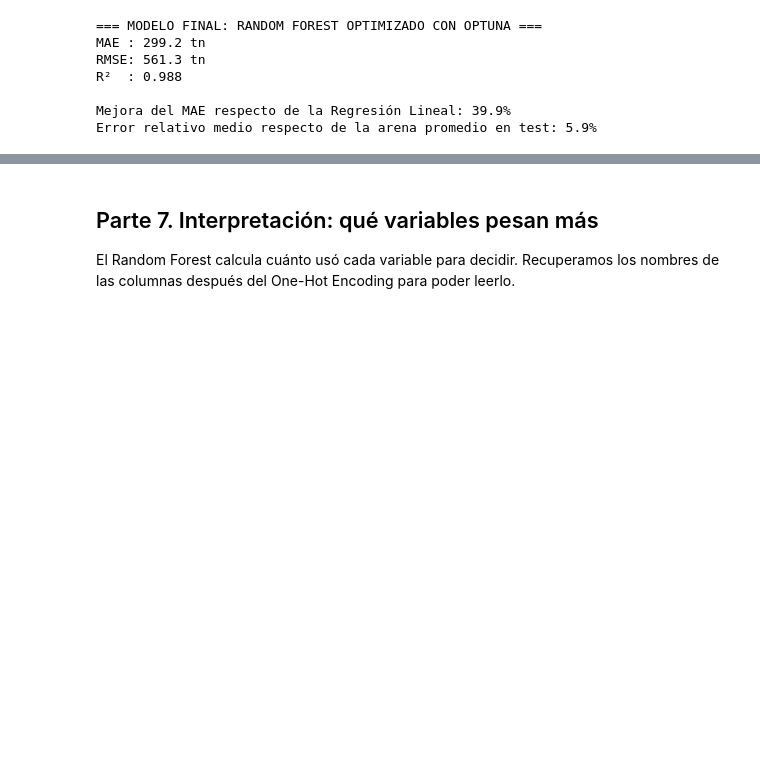
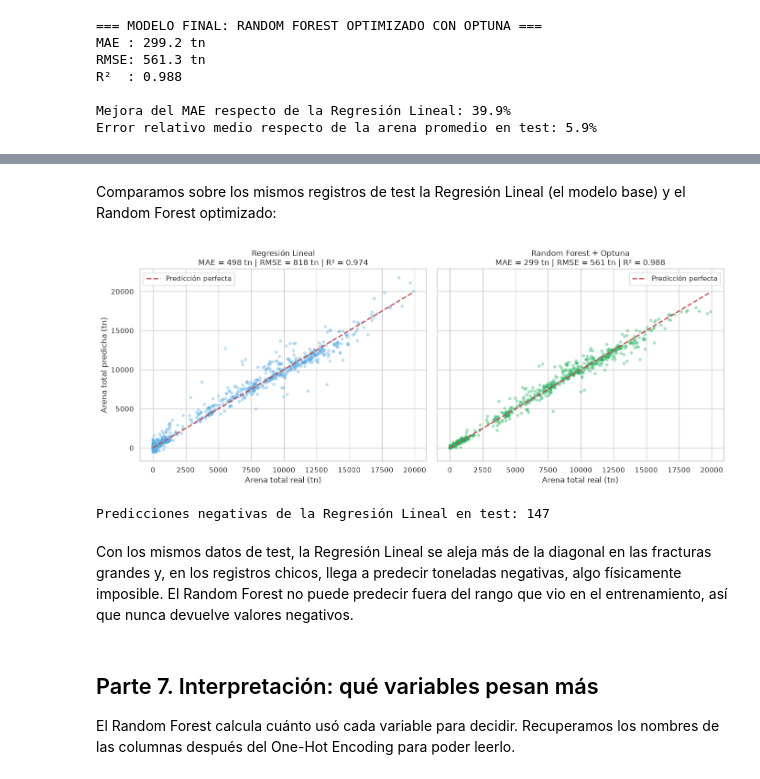
Before and after one commit to ErnestoCafre/proyecto-final-data-science-grupo07, a Jupyter notebook: notebooks/02_pre_entrega_3_supervisado/Preentrega_3_Grupo_7.ipynb, the cells around one changed output, grey strips where cells are left out. Cells and saved outputs as stored; diff of their text form; code cells hidden in the pictures; blank space fills up the shorter version.

Commit message:
notebooks: correcciones pendientes sobre los notebooks

```diff
--- a/notebooks/02_pre_entrega_3_supervisado/Preentrega_3_Grupo_7.ipynb
+++ b/notebooks/02_pre_entrega_3_supervisado/Preentrega_3_Grupo_7.ipynb
@@ -473,3 +483,26 @@ plt.show()
+# %% [markdown]
+Comparamos sobre los mismos registros de test la Regresión Lineal (el modelo base) y el Random Forest optimizado:
+# %%
+fig, axes = plt.subplots(1, 2, figsize=(14, 5.5), sharex=True, sharey=True)
+for ax, nombre, color in zip(axes, ['Regresión Lineal', 'Random Forest + Optuna'], ['#5DADE2', '#28B463']):
+    pred = modelos_finales[nombre].predict(X_test)
+    m = resultados_test.loc[nombre]
+    ax.scatter(y_test, pred, alpha=0.4, color=color, edgecolors='none', s=25)
+    ax.plot([0, lim], [0, lim], 'r--', lw=2, label='Predicción perfecta')
+    ax.set_title(f"{nombre}\nMAE = {m['MAE (tn)']:,.0f} tn | RMSE = {m['RMSE (tn)']:,.0f} tn | R² = {m['R2']:.3f}")
+    ax.set_xlabel('Arena total real (tn)')
+    ax.legend()
+axes[0].set_ylabel('Arena total predicha (tn)')
+plt.tight_layout()
+plt.show()
+
+pred_lineal = modelos_finales['Regresión Lineal'].predict(X_test)
+print(f'Predicciones negativas de la Regresión Lineal en test: {(pred_lineal < 0).sum()}')
+# %% [output]
+[figure, added]
+Predicciones negativas de la Regresión Lineal en test: 147
+# %% [markdown]
+Con los mismos datos de test, la Regresión Lineal se aleja más de la diagonal en las fracturas grandes y, en los registros chicos, llega a predecir toneladas negativas, algo físicamente imposible. El Random Forest no puede predecir fuera del rango que vio en el entrenamiento, así que nunca devuelve valores negativos.
 # %% [markdown]
 ## Parte 7. Interpretación: qué variables pesan más
 
```
Also changed, not shown: parts of 14 cells of this notebook, 2 other files.
